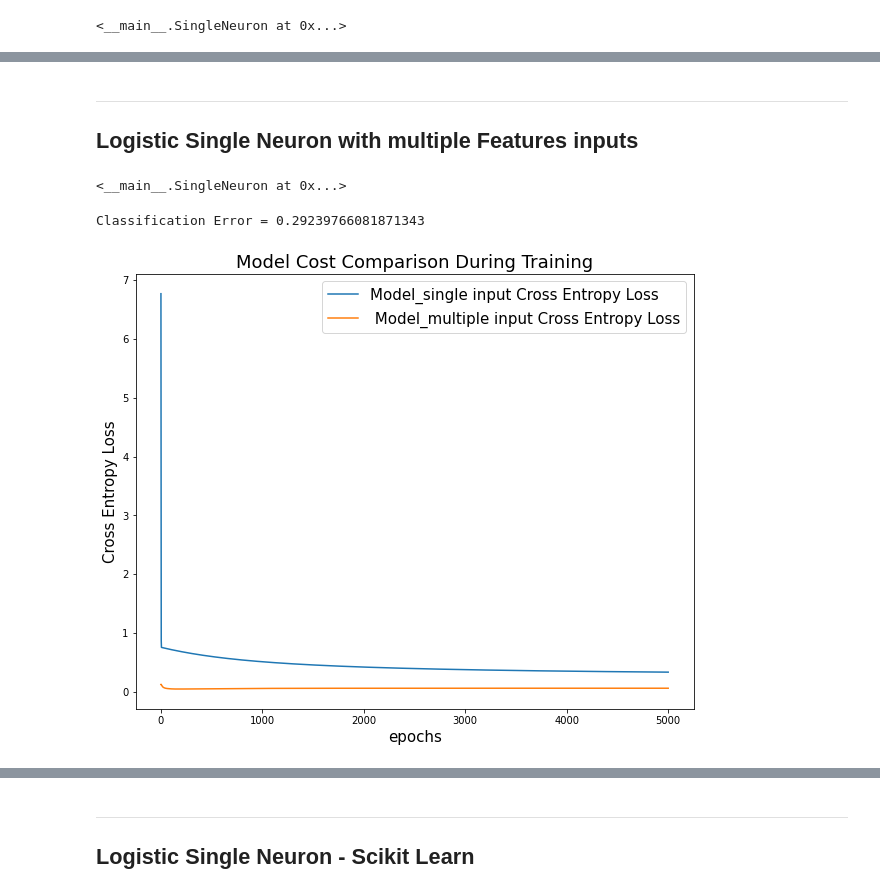
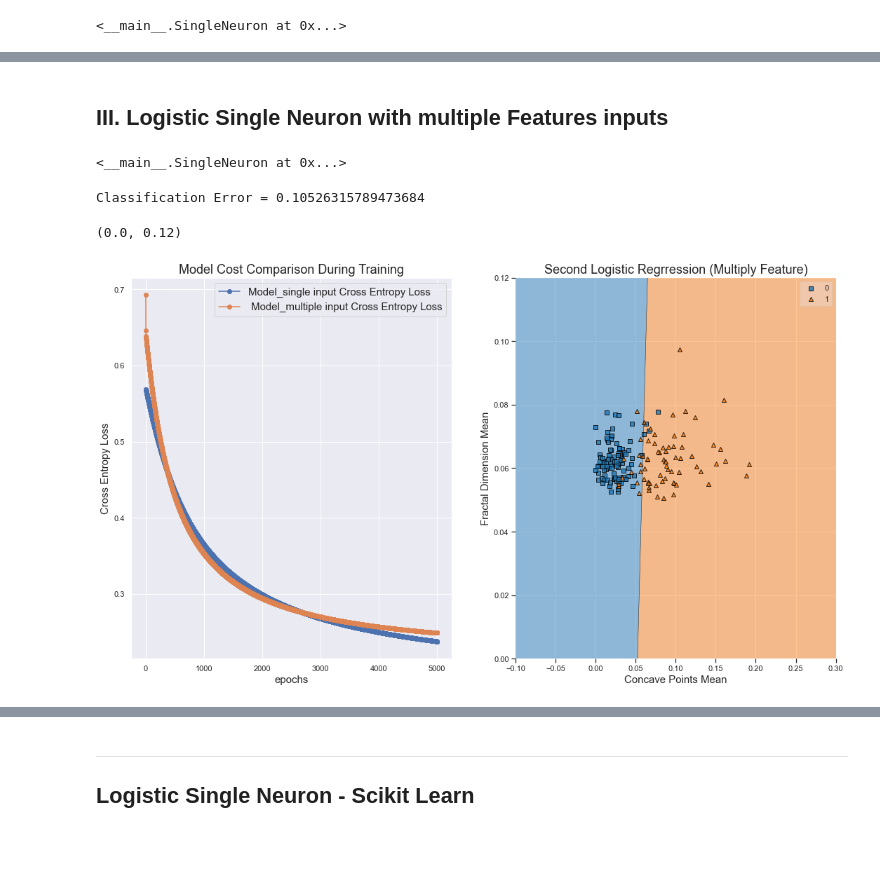
Before and after one commit to TrellixVulnTeam/ThanhLa_Data4319_2I89, a Jupyter notebook: 4. Logistic Regression/source_4.ipynb, the cells around one changed output, grey strips where cells are left out. Drawn from its saved outputs; the diff is of its cells as text; code cells hidden in the pictures; blank space fills up the shorter version.

```diff
--- a/4. Logistic Regression/source_4.ipynb
+++ b/4. Logistic Regression/source_4.ipynb
@@ -10,7 +13,7 @@ from mlxtend.plotting import plot_decision_regions
 
 sns.set_theme()
 # %%
-df = pd.read_csv('D:/Study/UHD/6.Spring 2022/data 4319 final project/Major Project/0. Explore Data/df_workfile.csv')
+df = pd.read_csv('D:/Study/UHD/6.Spring 2022/data 4319 final project/Major Project/1. Explore Data/df_workfile.csv')
 # df.info()
 df.drop(columns=df.columns[0], axis=1, inplace=True)
 
@@ -48,7 +49,6 @@ Text(0.5, 1.0, 'Linearly Data')
 # %%
-X = df['radius_mean'].values
+X = df['perimeter_mean'].values
 X = X.reshape(-1,1)
-# X = df[["radius_mean", "radius_mean"]].values
 y = np.where(df.diagnosis == "B", 0, 1)
 
 X_train, X_test, y_train, y_test = train_test_split(X, y, test_size = 0.3)
@@ -145,8 +171,8 @@ plt.show()
 # %% [markdown]
----
-## Logistic Single Neuron with multiple Features inputs
+
+## III. Logistic Single Neuron with multiple Features inputs
 # %%
-X = df[['radius_mean', 'texture_mean']].values
+X = df[['concave points_mean', 'fractal_dimension_mean']].values
 # X = df.drop('diagnosis', axis = 1).values
 y = np.where(df.diagnosis == "B", 0, 1)
 
@@ -157,24 +183,33 @@ glm_model1 = SingleNeuron(sigmoid, cross_entropy_loss)
 glm_model1.train(X_train, y_train, alpha = 0.01, epochs = 5000)
 # %% [output]
 <__main__.SingleNeuron at 0x...>
+# %%
+classification_error = (np.rint(glm_model1.predict(X_test)) != y_test).astype(int)
+print(f"Classification Error = {sum(classification_error)/ len(y_test)}")
+# %% [output]
+Classification Error = 0.10526315789473684
 # %%
-classification_error = (np.rint(glm_model1.predict(X_test)) != y_test).astype(int)
-print(f"Classification Error = {sum(classification_error)/ len(y_test)}")
+fig,(ax1, ax2) = plt.subplots(1, 2, figsize=(18,10))
 
-plt.figure(figsize = (10, 8))
-plt.plot(range(1, len(glm_model.errors_) + 1),
+ax1.plot(range(1, len(glm_model.errors_) + 1),
          glm_model.errors_,
-         label = "Model_single input Cross Entropy Loss")
-plt.plot(range(1, len(glm_model1.errors_) + 1),
+         label = "Model_single input Cross Entropy Loss",
+         marker = "o")
+ax1.plot(range(1, len(glm_model1.errors_) + 1),
          glm_model1.errors_,
-         label = " Model_multiple input Cross Entropy Loss")
-plt.xlabel("epochs", fontsize = 15)
-plt.ylabel("Cross Entropy Loss", fontsize = 15)
-plt.legend(fontsize = 15)
-plt.title("Model Cost Comparison During Training", fontsize = 18)
+         label = " Model_multiple input Cross Entropy Loss",
+         marker = "o")
+ax1.set_xlabel("epochs", fontsize = 15)
+ax1.set_ylabel("Cross Entropy Loss", fontsize = 15)
+ax1.legend(fontsize = 15)
+ax1.set_title("Model Cost Comparison During Training", fontsize = 18)
 
-
-plt.show()
+ax2 = plot_decision_regions(X_test, y_test, clf = glm_model1)
+ax2.set_title("Second Logistic Regrression (Multiply Feature)", fontsize = 18)
+ax2.set_xlabel('Concave Points Mean' , fontsize = 15)
+ax2.set_ylabel("Fractal Dimension Mean", fontsize = 15)
+ax2.set_xlim(-0.1, 0.3)
+ax2.set_ylim(0, 0.12)
 # %% [output]
-Classification Error = 0.29239766081871343
+(0.0, 0.12)
-[figure, old version]
+[figure, new version]
```
Also changed, not shown: parts of 23 cells of this notebook, 9 other files.
